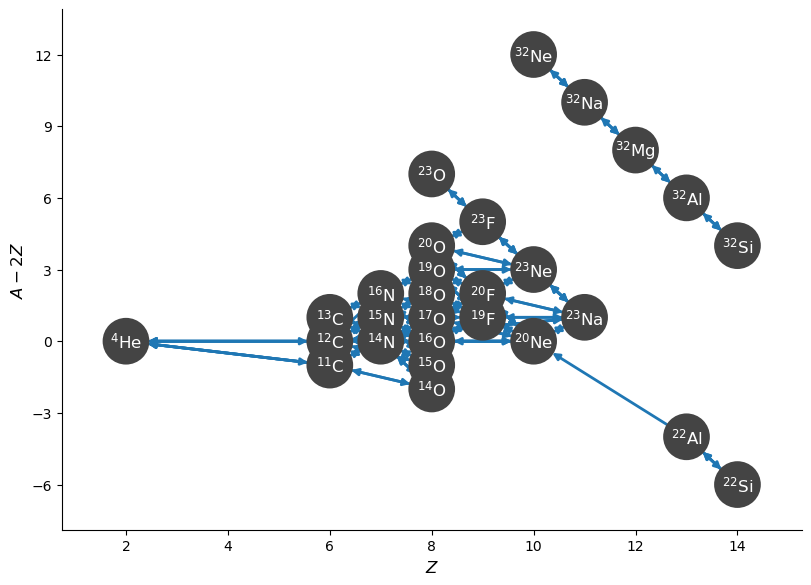
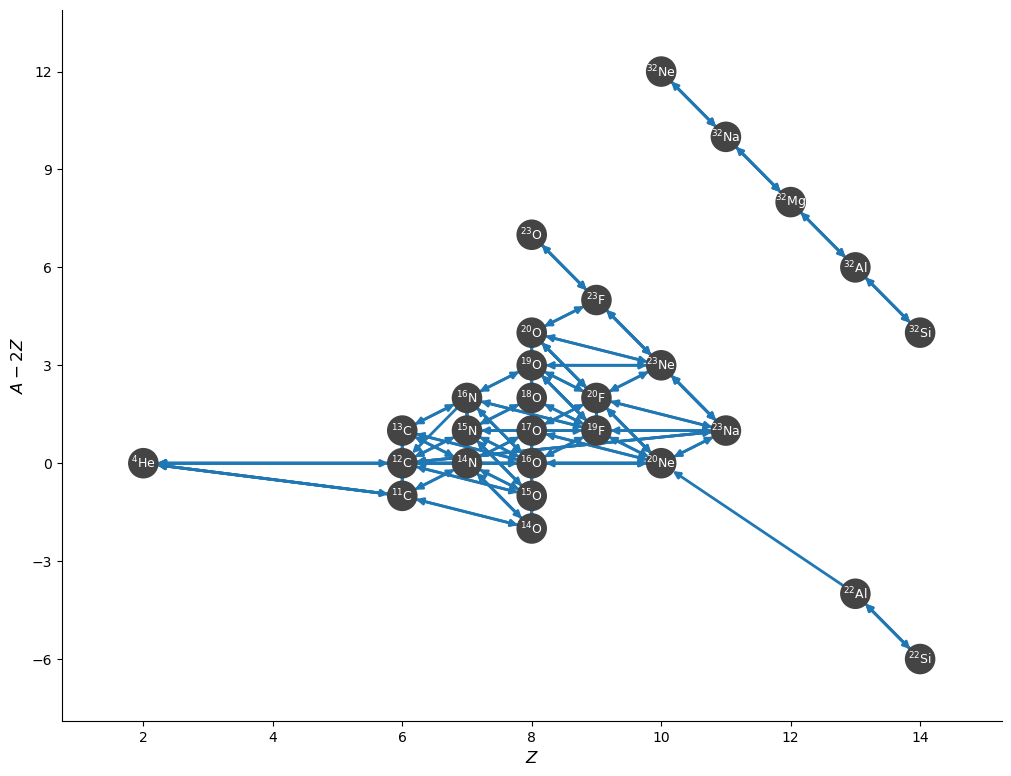
The change to this notebook cell's code, shown as a diff; its figure went from the first image to the second:
--- before
+++ after
@@ -1 +1,2 @@
-fig = reduced_net2.plot(rotated=True, hide_xalpha=True)
+fig = reduced_net2.plot(rotated=True, size=(1000, 800),
+                        node_size=400, node_font_size=9)

Commit: change the default for hide_xp and hide_xalpha (#1361)